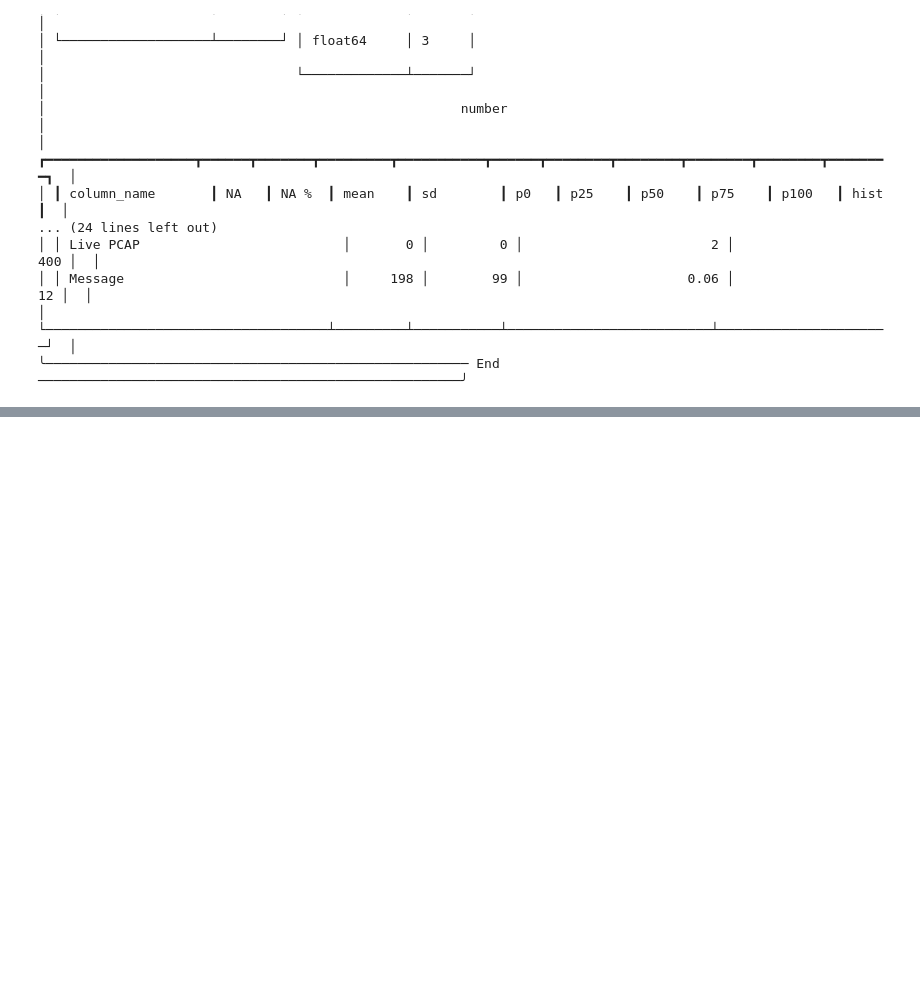
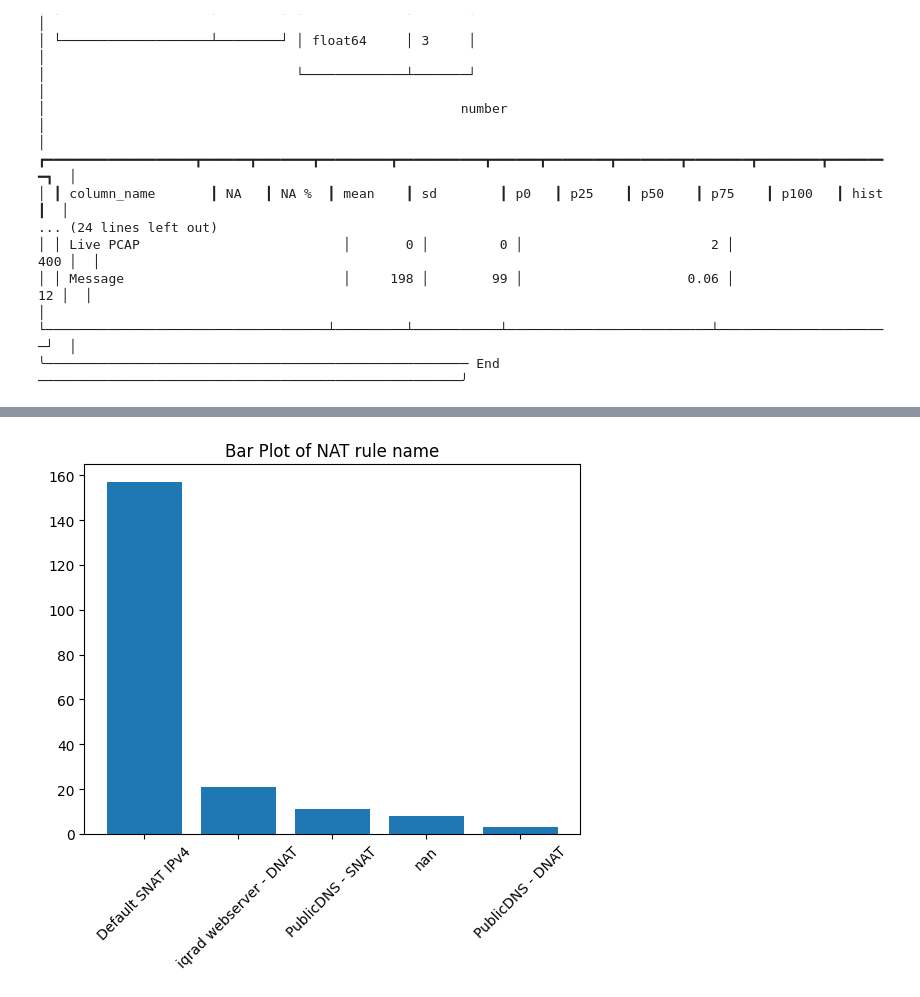
Before and after one commit to sondosaabed/Data-Analyst-Nanodegree, a Jupyter notebook: case-studies/firewall-caseStudy/Case_Study2_Log_Analysis.ipynb, the cells around one changed output, grey strips where cells are left out. Cells and saved outputs as stored; diff of their text form; code cells hidden in the pictures; blank space fills up the shorter version.

```diff
--- a/case-studies/firewall-caseStudy/Case_Study2_Log_Analysis.ipynb
+++ b/case-studies/firewall-caseStudy/Case_Study2_Log_Analysis.ipynb
@@ -142,0 +211,9 @@ skim(df)
+# %%
+df['NAT rule name'] = df['NAT rule name'].astype(str)
+value_counts = df['NAT rule name'].value_counts()
+# %%
+plt.bar(value_counts.index, value_counts.values)
+plt.title('Bar Plot of NAT rule name')
+plt.xticks(rotation=45);
+# %% [output]
+[figure, added]
```
Also changed, not shown: parts of 9 cells of this notebook.
